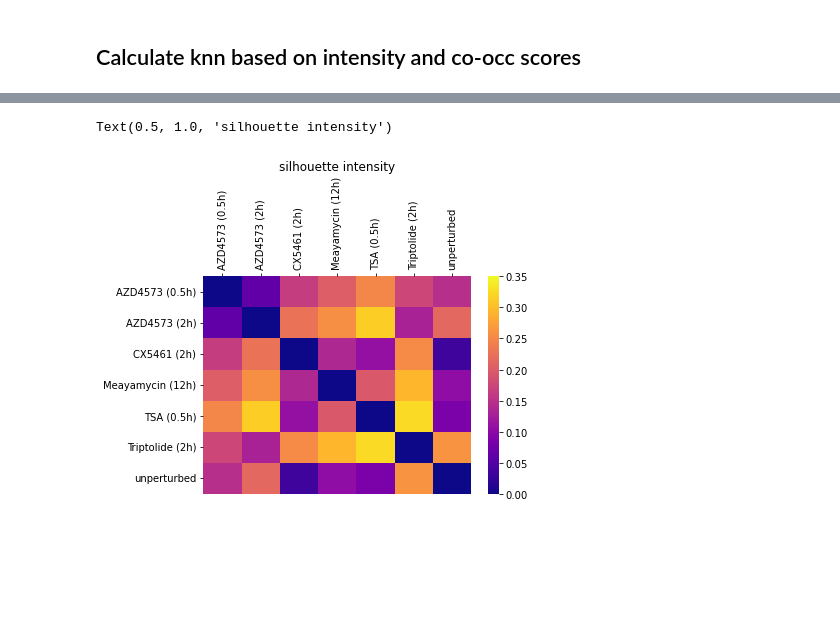
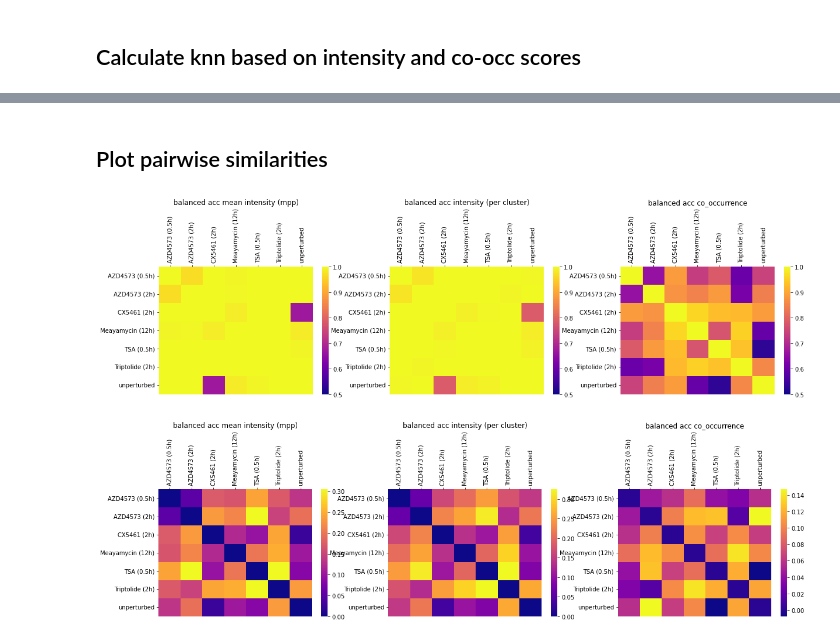
Before and after one commit to theislab/campa_ana, a Jupyter notebook: figures/fig3_perturbation_comparison.ipynb, the cells around one changed output, grey strips where cells are left out. Saved outputs shown, nothing was run; the diff lists cells and outputs as text; code cells hidden in the pictures; blank space fills up the shorter version.

```diff
--- a/figures/fig3_perturbation_comparison.ipynb
+++ b/figures/fig3_perturbation_comparison.ipynb
@@ -143,5 +143,9 @@ adata.obsm['X_co_occurrence_umap'] = sc.tl.umap(adata, neighbors_key='co_occurre
 # %%
 calc_intensity_knn(adata, key_added='intensity')
 adata.obsm['X_intensity_umap'] = sc.tl.umap(adata, neighbors_key='intensity', copy=True).obsm['X_umap']
+# %%
+# mean intensity knn with X
+sc.pp.neighbors(adata, metric=cityblock, key_added='mpp')
+adata.obsm['X_mpp_umap'] = sc.tl.umap(adata, neighbors_key='mpp', copy=True).obsm['X_umap']
 # %%
 adata.obs['size'] = adata.obsm['size']['all']
@@ -222,0 +266,2 @@ for i,c1 in enumerate(adata.obs[cond_key].cat.categories):
+# %%
+siscore_mpp, siscore_intensity, siscore_co_occ = pickle.load(open('fig3/siscores.pickle', 'rb'))
@@ -223,12 +356,40 @@ for i,c1 in enumerate(adata.obs[cond_key].cat.categories):
+# %% [markdown]
+## Plot pairwise similarities
+# %%
+# plot acc scores
+fig, axes = plt.subplots(1,3, figsize=(20,4))
+
+sns.heatmap(acc_mpp, vmin=0.5, vmax=1, cmap='plasma', ax=axes[0])
+axes[0].set_title('balanced acc mean intensity (mpp)')
+
+sns.heatmap(acc_intensity, vmin=0.5, vmax=1, cmap='plasma', ax=axes[1])
+axes[1].set_title('balanced acc intensity (per cluster)')
+
+sns.heatmap(acc_co_occ, vmin=0.5, vmax=1, cmap='plasma', ax=axes[2])
+axes[2].set_title('balanced acc co_occurrence')
+
+for ax in axes.flat:
+    ax.set_xticklabels(adata.obs['perturbation_plot'].cat.categories, rotation=90)
+    ax.set_yticklabels(adata.obs['perturbation_plot'].cat.categories, rotation=0)
+    ax.xaxis.set_ticks_position('top')
+# %% [output]
+[figure, added]
 # %%
-# plot nhood enrichment scores
-fig, ax = plt.subplots(1,1)
-sns.heatmap(siscore_intensity, vmin=0, vmax=0.35, cmap='plasma')
+# plot silhouette scores
+fig, axes = plt.subplots(1,3, figsize=(20,4))
 
-ax.set_xticklabels(adata.obs['perturbation_plot'].cat.categories, rotation=90)
-ax.set_yticklabels(adata.obs['perturbation_plot'].cat.categories, rotation=0)
-ax.xaxis.set_ticks_position('top')
-ax.set_title('silhouette intensity')
+sns.heatmap(siscore_mpp, vmin=None, vmax=None, cmap='plasma', ax=axes[0])
+axes[0].set_title('balanced acc mean intensity (mpp)')
+
+sns.heatmap(siscore_intensity, vmin=None, vmax=None, cmap='plasma', ax=axes[1])
+axes[1].set_title('balanced acc intensity (per cluster)')
+
+sns.heatmap(siscore_co_occ, vmin=None, vmax=None, cmap='plasma', ax=axes[2])
+axes[2].set_title('balanced acc co_occurrence')
+
+for ax in axes.flat:
+    ax.set_xticklabels(adata.obs['perturbation_plot'].cat.categories, rotation=90)
+    ax.set_yticklabels(adata.obs['perturbation_plot'].cat.categories, rotation=0)
+    ax.xaxis.set_ticks_position('top')
 # %% [output]
-Text(0.5, 1.0, 'silhouette intensity')
-[figure, old version]
+[figure, new version]
```
Also changed, not shown: parts of 23 cells of this notebook.
